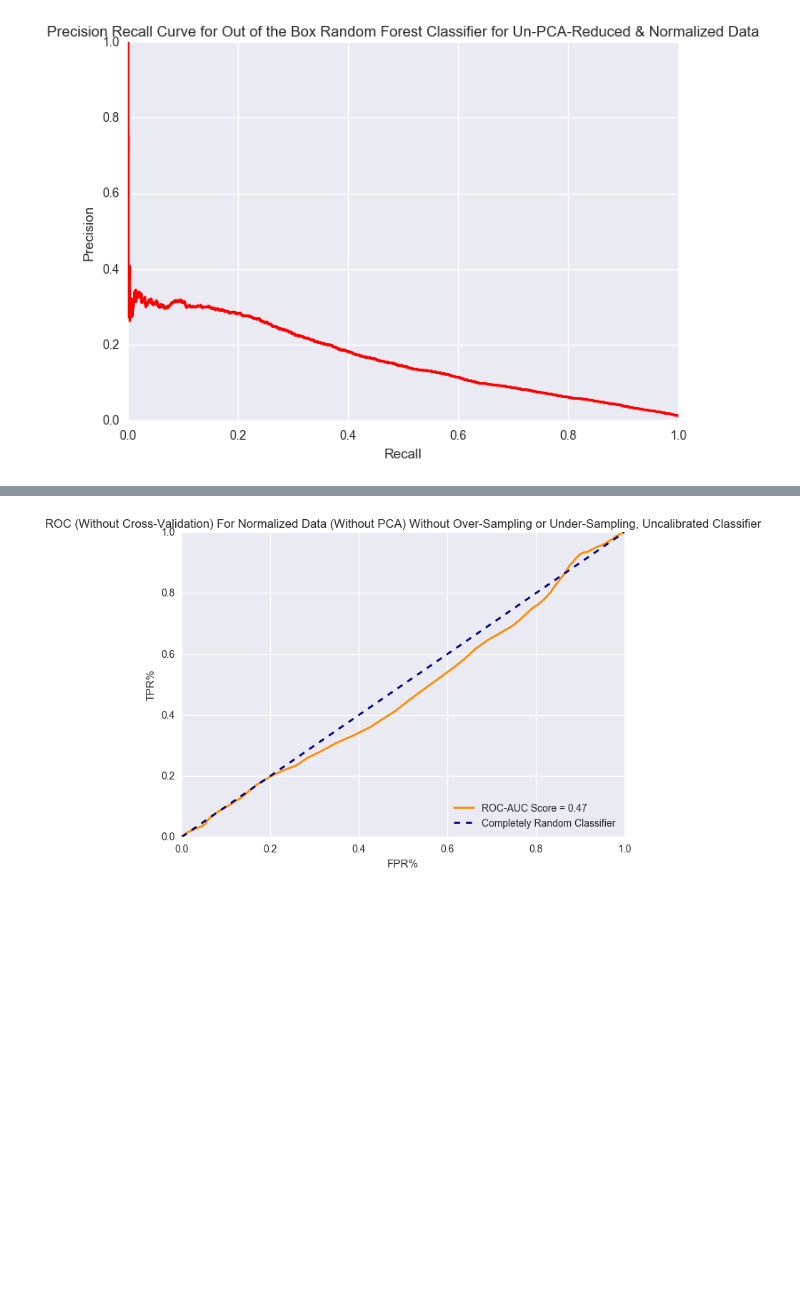
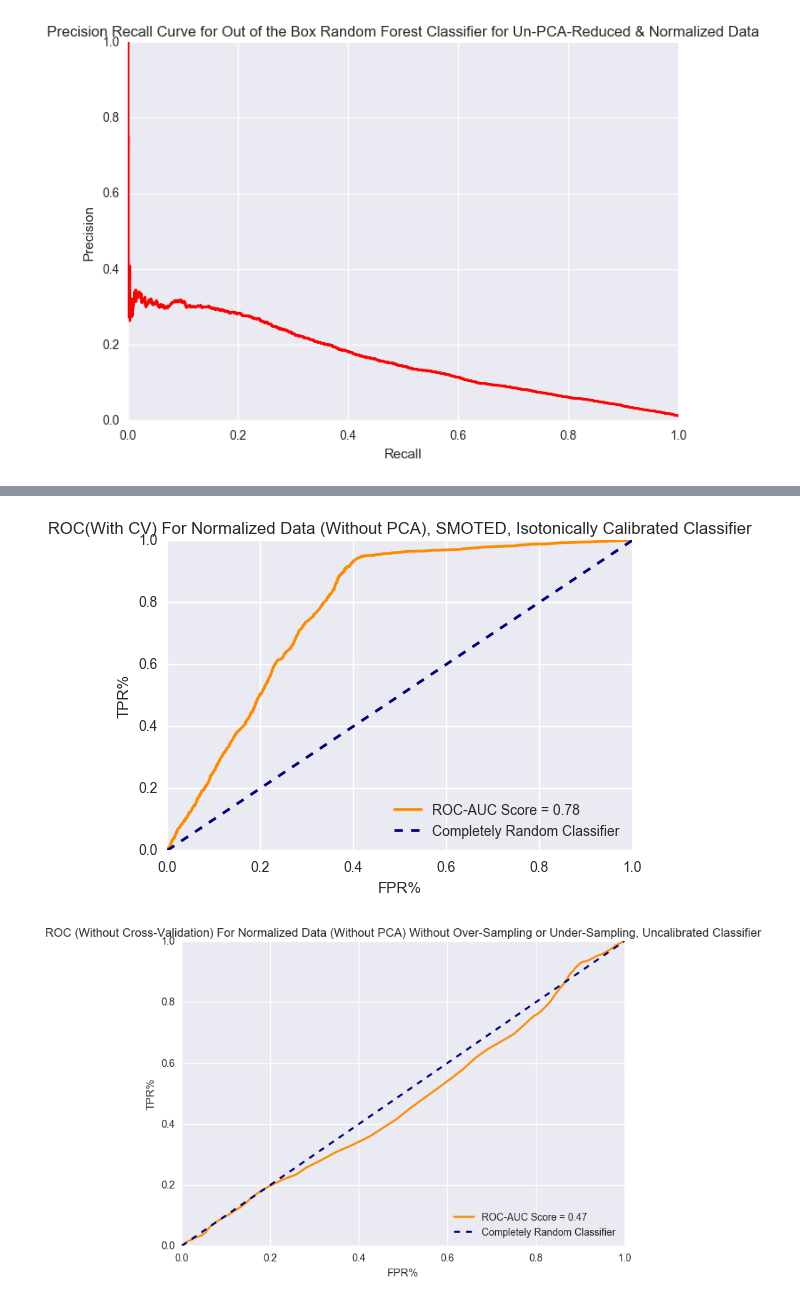
Before and after one commit to JamesKhoaNguyen/predicting_backorders, a Jupyter notebook: product_backorders.ipynb, the cells around one changed output, grey strips where cells are left out. Saved outputs shown, nothing was run; the diff lists cells and outputs as text; code cells hidden in the pictures; blank space fills up the shorter version.

```diff
--- a/product_backorders.ipynb
+++ b/product_backorders.ipynb
@@ -186,3 +224,17 @@ plt.show()
+# %%
+#time to do ROC curve analysis for Calibrated/KFold-Validated, SMOTED, UNPCAed classifer still using Random Forest Algorithm
+calibrated_base_auc_score = roc_auc_score(y_test_temp, y_predict_calibrated_proba[:,1])
+fpr, tpr, thresholds = roc_curve(y_test_temp, y_predict_calibrated_proba[:,1])
+plt.plot(fpr,tpr, color='darkorange',lw=2, label = 'ROC-AUC Score = %0.2f' % calibrated_base_auc_score)
+plt.plot([0, 1], [0, 1], color='navy', lw=2, linestyle='--', label = 'Completely Random Classifier')
+plt.xlabel("FPR%")
+plt.ylabel("TPR%")
+plt.legend(loc='lower right')
+plt.title("ROC(With CV) For Normalized Data (Without PCA), SMOTED, Isotonically Calibrated Classifier")
+plt.show()
+#display(base_auc_score)
+# %% [output]
+[figure, added]
 # %%
 from sklearn.preprocessing import StandardScaler
 from sklearn.decomposition import PCA
```
Also changed, not shown: parts of 6 cells of this notebook.
